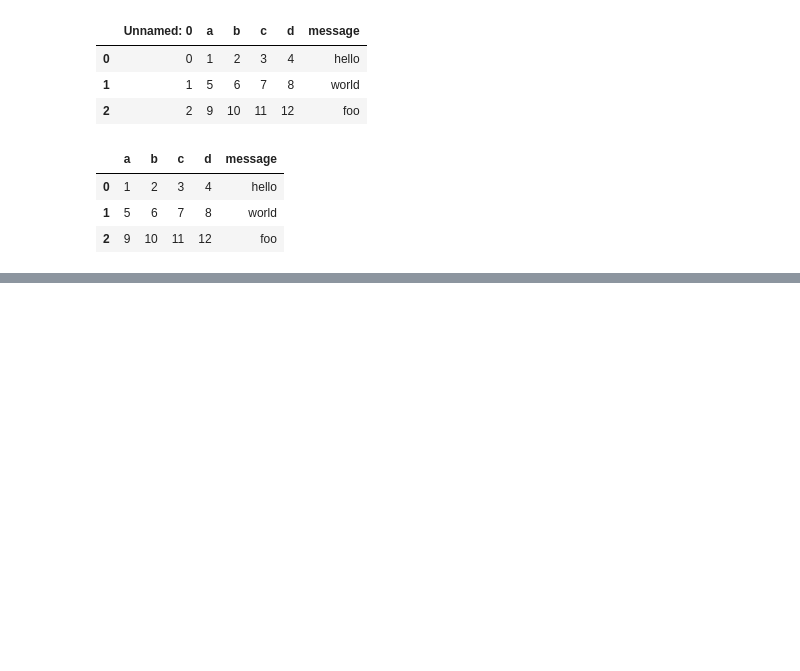
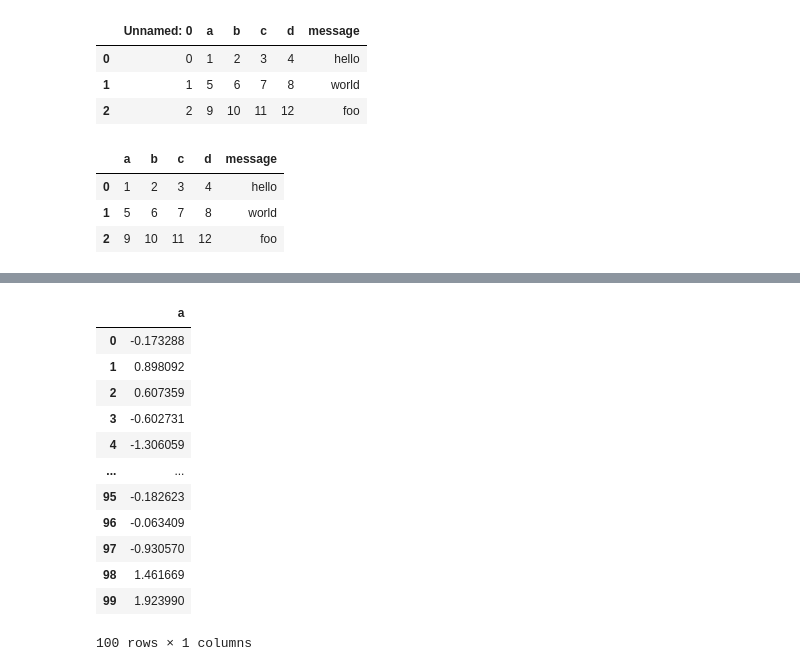
Before and after one commit to think2times/Fastrack, a Jupyter notebook: coding/data_analysis/pda/ch06.ipynb, the cells around one changed output, grey strips where cells are left out. Cells and saved outputs as stored; diff of their text form; code cells hidden in the pictures; blank space fills up the shorter version.

```diff
--- a/coding/data_analysis/pda/ch06.ipynb
+++ b/coding/data_analysis/pda/ch06.ipynb
@@ -579,0 +603,16 @@ xlsx.parse(sheet_name='Sheet1', index_col=0)
+# %%
+store['obj1']
+# %% [output]
+|  | a |
+| 0 | -0.173288 |
+| 1 | 0.898092 |
+| 2 | 0.607359 |
+| 3 | -0.602731 |
+| 4 | -1.306059 |
+| ... | ... |
+| 95 | -0.182623 |
+| 96 | -0.063409 |
+| 97 | -0.930570 |
+| 98 | 1.461669 |
+| 99 | 1.923990 |
+100 rows × 1 columns
```
Also changed, not shown: parts of 11 cells of this notebook, 4 other files.
